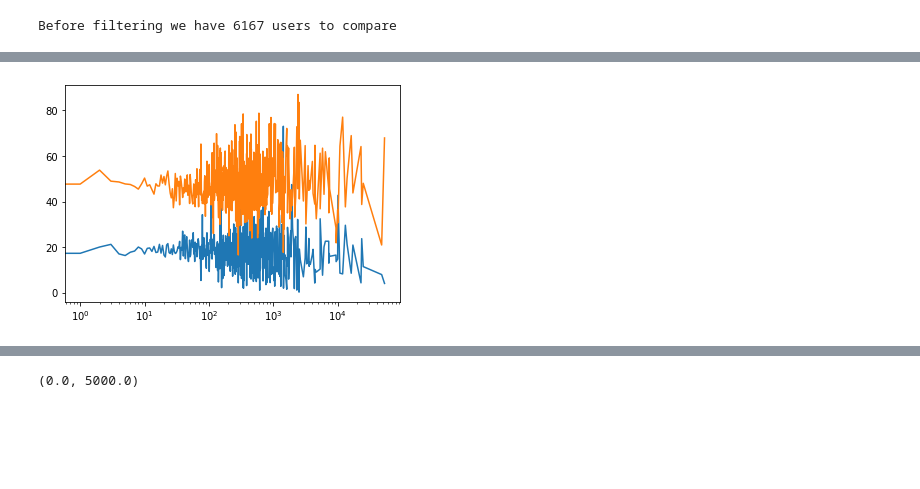
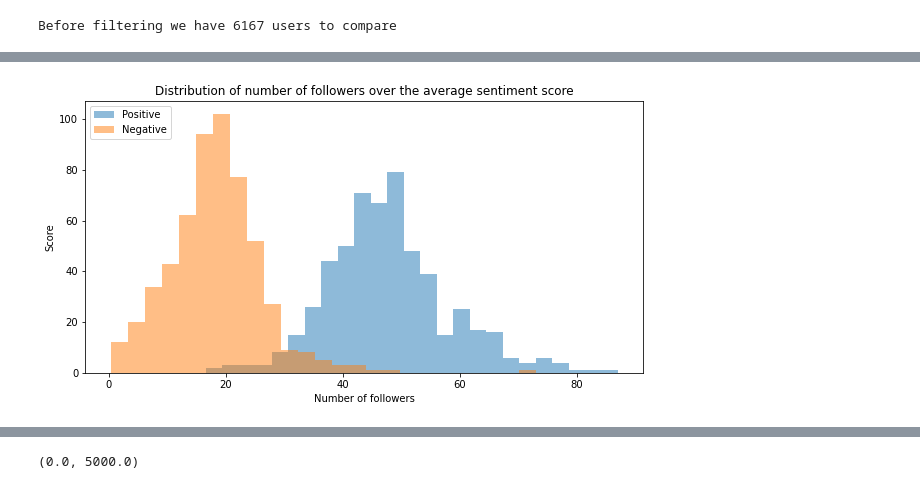
Before and after one commit to epfl-ada/ada-2020-project-milestone-p3-p3_musetti-adaletti, a Jupyter notebook: Creative_extension_analysis.ipynb, the cells around one changed output, grey strips where cells are left out. Cells and saved outputs as stored; diff of their text form; code cells hidden in the pictures; blank space fills up the shorter version.

```diff
--- a/Creative_extension_analysis.ipynb
+++ b/Creative_extension_analysis.ipynb
@@ -1196,2 +1220,5 @@ sent_follow_filtered.head(5)
 # %%
-kk = sent_follow_filtered.groupby('num_followers').agg({"neg_perc":"mean", "pos_perc":"mean"})
+# does the number of follower and sentiments somehow affect the retweetability?
+
+df_followers = sent_follow_filtered.groupby('num_followers').agg({"neg_perc":"mean", "pos_perc":"mean", "num_retweet_neg_perc":"mean", "num_retweet_pos_perc":"mean"})
+df_followers
@@ -1198,6 +1240,12 @@ kk = sent_follow_filtered.groupby('num_followers').agg({"neg_perc":"mean", "pos_
-# %%
-plt.plot(kk.index,kk.neg_perc)
-plt.plot(kk.index,kk.pos_perc)
-plt.xscale('log')
-# %% [output]
-[figure, removed]
+# %%
+plt.figure(figsize=(10,5))
+plt.hist(df_followers.pos_perc, bins=25, alpha=0.5, label="Positive")
+plt.hist(df_followers.neg_perc, bins=25, alpha=0.5, label="Negative")
+
+plt.legend(loc = 'upper left')
+plt.title('Distribution of number of followers over the average sentiment score')
+plt.xlabel('Number of followers')
+plt.ylabel('Score')
+plt.show()
+# %% [output]
+[figure, added]
```
Also changed, not shown: parts of 15 cells of this notebook.
